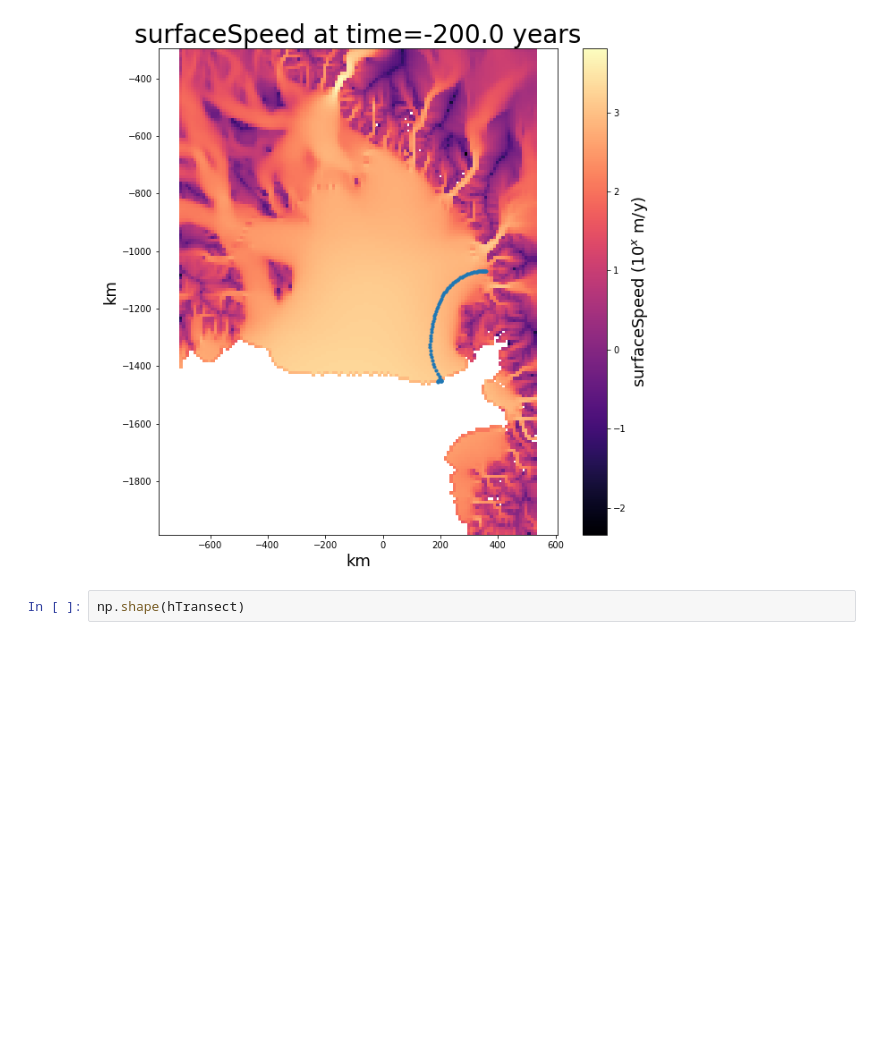
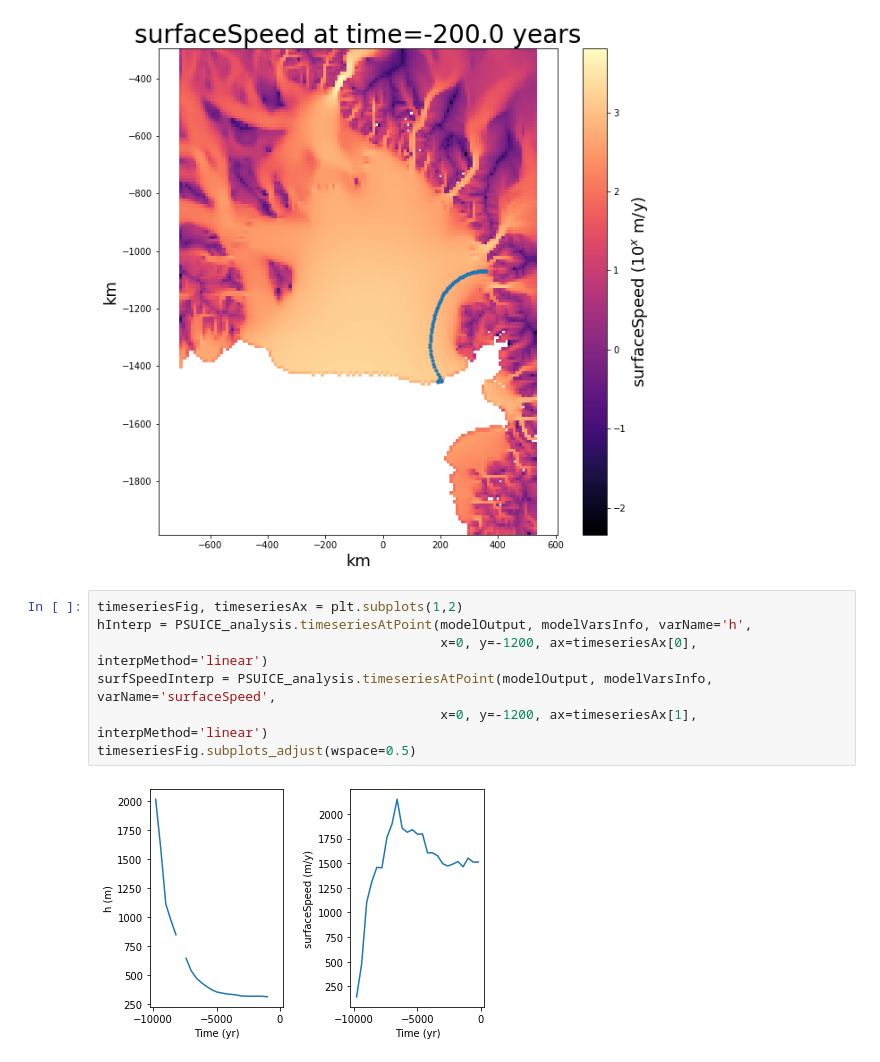
Before and after one commit to trhille/PSUICE_analysis, a Jupyter notebook: PSUICE_analysis_tutorial.ipynb, the cells around one changed output. Saved outputs shown, nothing was run; the diff lists cells and outputs as text; blank space fills up the shorter version.

Commit message:
Add function to plot timeseries at point
Also add example to tutorial notebook

```diff
--- a/PSUICE_analysis_tutorial.ipynb
+++ b/PSUICE_analysis_tutorial.ipynb
@@ -174,5 +175,12 @@ Performing flowline calculation for time-level -1
 time-level -1 took 83 iterations.
 [figure]
 [figure]
-# %%
-np.shape(hTransect)
+# %%
+timeseriesFig, timeseriesAx = plt.subplots(1,2)
+hInterp = PSUICE_analysis.timeseriesAtPoint(modelOutput, modelVarsInfo, varName='h',
+                                            x=0, y=-1200, ax=timeseriesAx[0], interpMethod='linear')
+surfSpeedInterp = PSUICE_analysis.timeseriesAtPoint(modelOutput, modelVarsInfo, varName='surfaceSpeed',
+                                            x=0, y=-1200, ax=timeseriesAx[1], interpMethod='linear')
+timeseriesFig.subplots_adjust(wspace=0.5)
+# %% [output]
+[figure, added]
```
Also changed, not shown: parts of 5 cells of this notebook, 1 other file.
